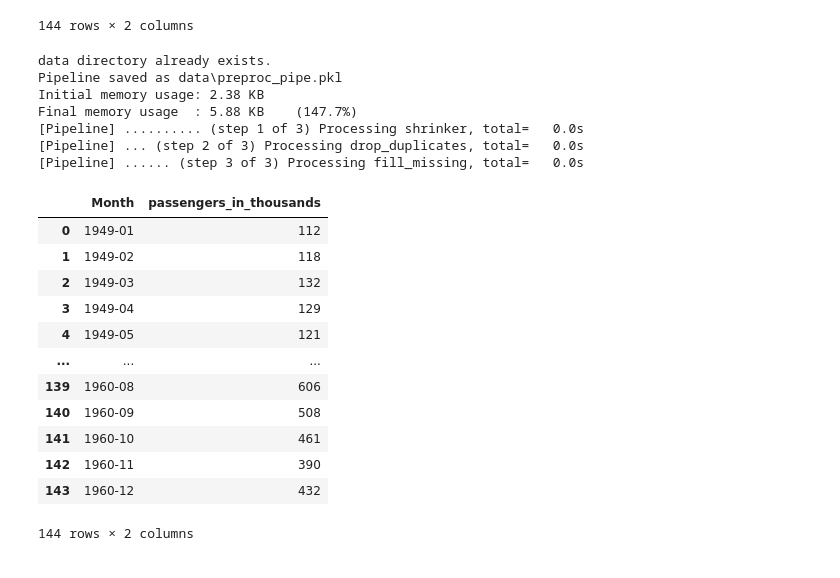
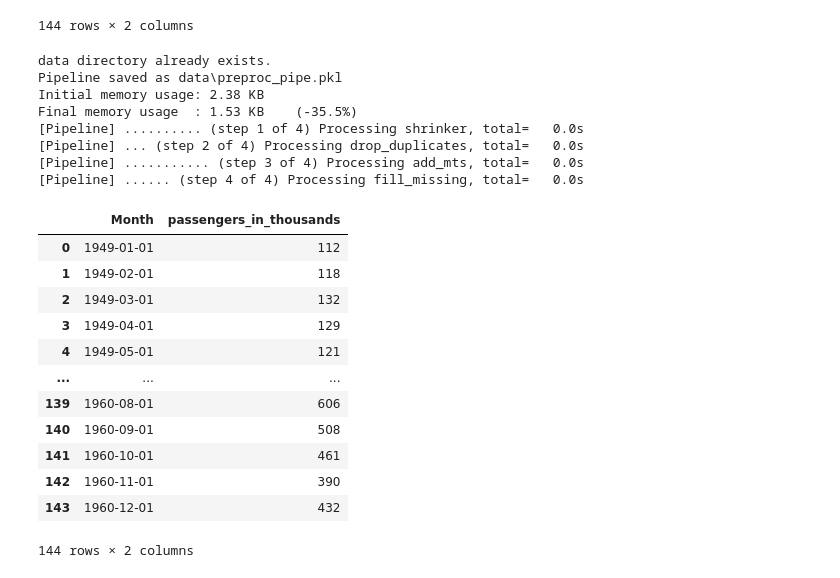
Before and after one commit to ginofft/TimeSeriesAnalysis, a Jupyter notebook: playground.ipynb, the cells around one changed output. Drawn from its saved outputs; the diff is of its cells as text; code cells hidden in the pictures.

```diff
--- a/playground.ipynb
+++ b/playground.ipynb
@@ -239,3 +239,6 @@ df_raw
 | 142 | 1960-11 | 390 |
 | 143 | 1960-12 | 432 |
 144 rows × 2 columns
+# %%
+df = df_raw.copy()
+df['Month'] = pd.to_datetime(df_raw['Month'])
@@ -242,42 +254,43 @@ df_raw
 # %%
 datetime_col = "Month"
-freq = '1M'
+freq = 'MS'
 columns = df_raw.columns[1:]
 method = 'ffill'
 value = 0
 
 # pipeline
 preproc_pipe = sklearn.pipeline.Pipeline([
     ('shrinker', TSShrinkDataFrame()), # shrink dataframe memory usage
     ('drop_duplicates', TSDropDuplicates(datetime_col=datetime_col)), # drop duplicate rows (if any)
-    #('add_mts', TSAddMissingTimestamps(datetime_col=datetime_col, freq=freq)), # ass missing timestamps (if any)
+    ('add_mts', TSAddMissingTimestamps(datetime_col=datetime_col, freq=freq)), # ass missing timestamps (if any)
     ('fill_missing', TSFillMissing(columns=columns, method=method, value=value)), # fill missing data (1st ffill. 2nd value=0)
     ],
     verbose=True)
 mkdir('data', exist_ok=True, parents=True)
 save_object(preproc_pipe, 'data/preproc_pipe.pkl')
 preproc_pipe = load_object('data/preproc_pipe.pkl')
 
-df = preproc_pipe.fit_transform(df_raw)
+df = preproc_pipe.fit_transform(df)
 df
 # %% [output]
 data directory already exists.
 Pipeline saved as data\preproc_pipe.pkl
 Initial memory usage: 2.38 KB
-Final memory usage  : 5.88 KB    (147.7%)
-[Pipeline] .......... (step 1 of 3) Processing shrinker, total=   0.0s
-[Pipeline] ... (step 2 of 3) Processing drop_duplicates, total=   0.0s
-[Pipeline] ...... (step 3 of 3) Processing fill_missing, total=   0.0s
+Final memory usage  : 1.53 KB    (-35.5%)
+[Pipeline] .......... (step 1 of 4) Processing shrinker, total=   0.0s
+[Pipeline] ... (step 2 of 4) Processing drop_duplicates, total=   0.0s
+[Pipeline] ........... (step 3 of 4) Processing add_mts, total=   0.0s
+[Pipeline] ...... (step 4 of 4) Processing fill_missing, total=   0.0s
 |  | Month | passengers_in_thousands |
-| 0 | 1949-01 | 112 |
-| 1 | 1949-02 | 118 |
-| 2 | 1949-03 | 132 |
-| 3 | 1949-04 | 129 |
-| 4 | 1949-05 | 121 |
+| 0 | 1949-01-01 | 112 |
+| 1 | 1949-02-01 | 118 |
+| 2 | 1949-03-01 | 132 |
+| 3 | 1949-04-01 | 129 |
+| 4 | 1949-05-01 | 121 |
 | ... | ... | ... |
-| 139 | 1960-08 | 606 |
-| 140 | 1960-09 | 508 |
-| 141 | 1960-10 | 461 |
-| 142 | 1960-11 | 390 |
-| 143 | 1960-12 | 432 |
+| 139 | 1960-08-01 | 606 |
+| 140 | 1960-09-01 | 508 |
+| 141 | 1960-10-01 | 461 |
+| 142 | 1960-11-01 | 390 |
+| 143 | 1960-12-01 | 432 |
 144 rows × 2 columns
```
Also changed, not shown: parts of 1 cell of this notebook, 1 other file.
